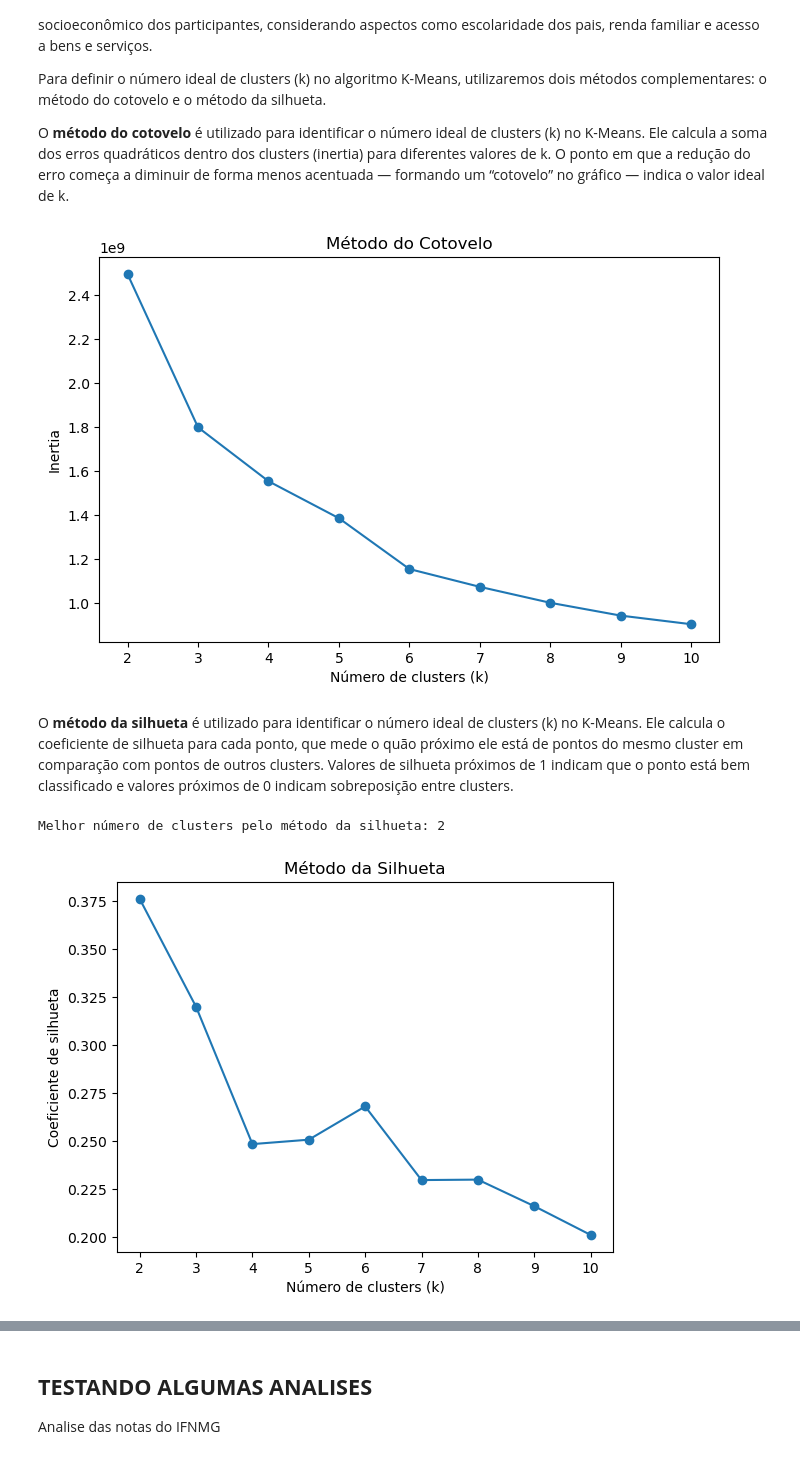
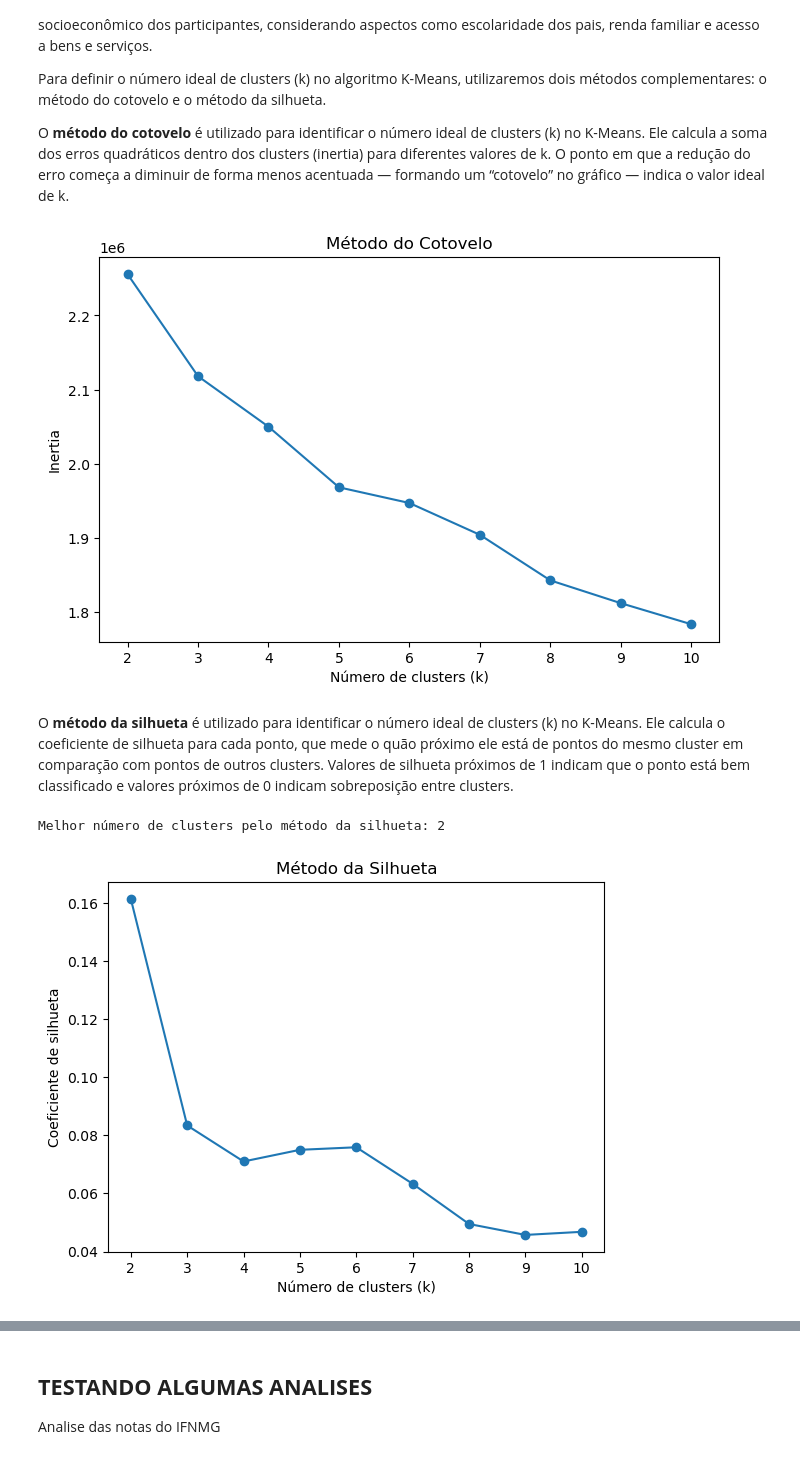
Before and after one commit to NandaLeal/TCC, a Jupyter notebook: TCC.ipynb, the cells around one changed output, grey strips where cells are left out. Saved outputs shown, nothing was run; the diff lists cells and outputs as text; code cells hidden in the pictures.

```diff
--- a/TCC.ipynb
+++ b/TCC.ipynb
@@ -1122,7 +1122,7 @@ Para definir o número ideal de clusters (k) no algoritmo K-Means, utilizaremos
 
 O **método do cotovelo** é utilizado para identificar o número ideal de clusters (k) no K-Means. Ele calcula a soma dos erros quadráticos dentro dos clusters (inertia) para diferentes valores de k. O ponto em que a redução do erro começa a diminuir de forma menos acentuada — formando um “cotovelo” no gráfico — indica o valor ideal de k.
 # %%
-df = pd.read_csv(r"BASES\ENEM_ORDINAL.csv")
+df = pd.read_csv(r"BASES\ENEM_FINAL.csv")
 
 # Selecionando apenas colunas numéricas e removendo linhas com NaN
 X = df.select_dtypes(include=['float64', 'int64']).dropna().values
@@ -1143,35 +1143,34 @@ plt.xlabel('Número de clusters (k)')
 plt.ylabel('Inertia')
 plt.show()
 # %% [output]
-[figure, old version]
+[figure, new version]
 # %% [markdown]
 O **método da silhueta** é utilizado para identificar o número ideal de clusters (k) no K-Means. Ele calcula o coeficiente de silhueta para cada ponto, que mede o quão próximo ele está de pontos do mesmo cluster em comparação com pontos de outros clusters. Valores de silhueta próximos de 1 indicam que o ponto está bem classificado e valores próximos de 0 indicam sobreposição entre clusters.
 # %%
-df = pd.read_csv("BASES/ENEM_ORDINAL.csv")
 X = df.select_dtypes(include=['float64', 'int64']).dropna().values
 
 # Testar diferentes números de clusters
 silhouette_scores = []
 k_range = range(2, 11)
 
 for k in k_range:
     kmeans = KMeans(n_clusters=k, random_state=42)
     labels = kmeans.fit_predict(X)
     score = silhouette_score(X, labels)
     silhouette_scores.append(score)
 
 # Encontrar o k com maior silhueta
 best_k = k_range[silhouette_scores.index(max(silhouette_scores))]
 print("Melhor número de clusters pelo método da silhueta:", best_k)
 
 plt.plot(k_range, silhouette_scores, marker='o')
 plt.xlabel("Número de clusters (k)")
 plt.ylabel("Coeficiente de silhueta")
 plt.title("Método da Silhueta")
 plt.show()
 # %% [output]
 Melhor número de clusters pelo método da silhueta: 2
-[figure, old version]
+[figure, new version]
 # %%
 variancias = df.var(numeric_only=True)
 
```
Also changed, not shown: parts of 14 cells of this notebook.
